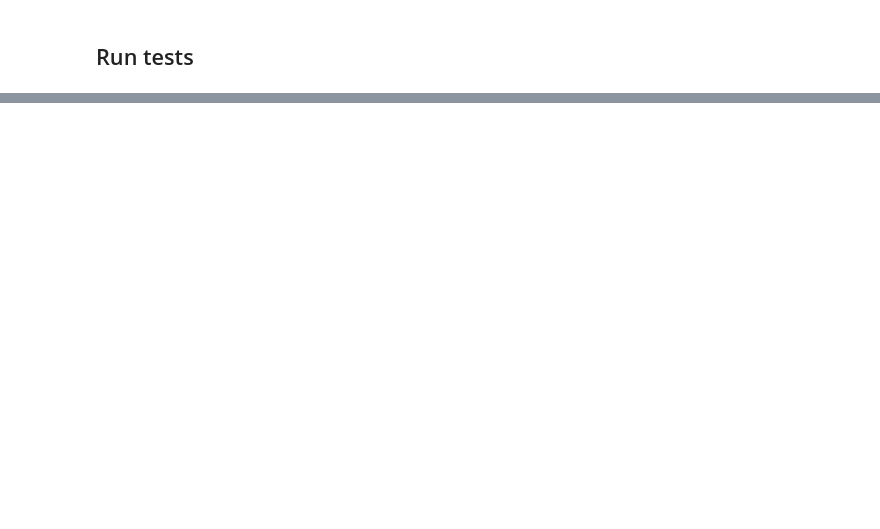
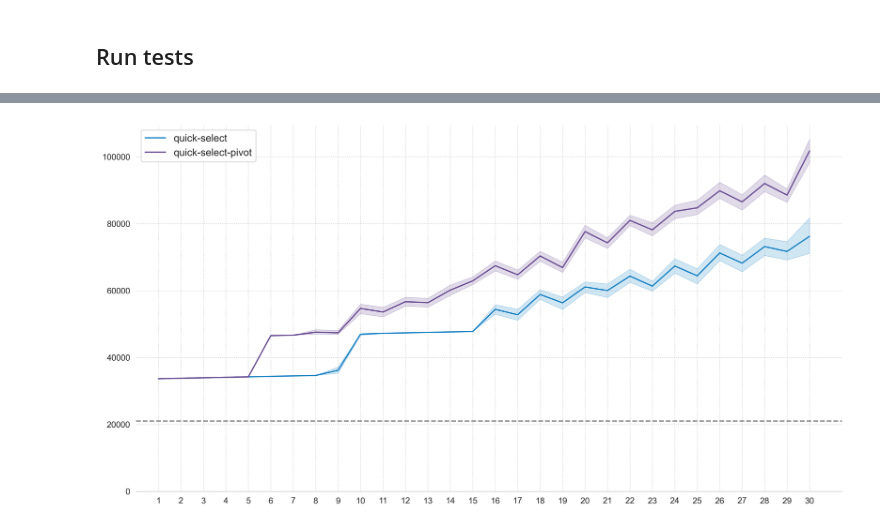
Before and after one commit to sassmilic/Median-Solidity-Analysis, a Jupyter notebook: analysis notebook.ipynb, the cells around one changed output, grey strips where cells are left out. Saved outputs shown, nothing was run; the diff lists cells and outputs as text; code cells hidden in the pictures; blank space fills up the shorter version.

```diff
--- a/analysis notebook.ipynb
+++ b/analysis notebook.ipynb
@@ -159,12 +199,0 @@ plt.ylim(0,);
-# %%
-sns.set_style("whitegrid")
-plt.figure(figsize=(15,8))
-
-g = sns.lineplot(
-    data=df[df.type.isin(['quick-select-pivot', 'quick-select'])],
-    x="length", y="gas_cost", hue="type",
-    ci=99, palette=palette5[-2:]
-);
-
-# mark minimum gas for any txn
-plt.axhline(21_000, ls='--', color='grey');
@@ -188,0 +216,35 @@ df
+# %%
+plt.figure(figsize=(15,8), dpi=300)
+
+g = sns.lineplot(
+    data=df[df.type.isin(['quick-select-pivot', 'quick-select'])],
+    x="length", y="gas_cost", hue="type",
+    ci=99, palette=palette5[-2:]
+);
+
+# mark minimum gas for any txn
+plt.axhline(21_000, ls='--', color='grey');
+
+### aesthetics ###
+
+sns.set_style(
+    "whitegrid", {
+        'grid.linestyle': ':'
+})
+
+plt.xlim(0,);
+plt.ylim(0,);
+
+#g.set_title(
+#    'gas cost of computing median on an array of length n (mean+ci99 over random permutations)',
+#    size=16, pad=20
+#)
+g.set_xlabel('', size=12)
+g.set_xticks(list(range(1, 31)))
+g.set_ylabel('')
+plt.legend(fontsize=12)
+g.tick_params(labelsize=10)
+
+sns.despine(left=True);
+# %% [output]
+[figure, added]
```
Also changed, not shown: parts of 12 cells of this notebook, 1 other file.
